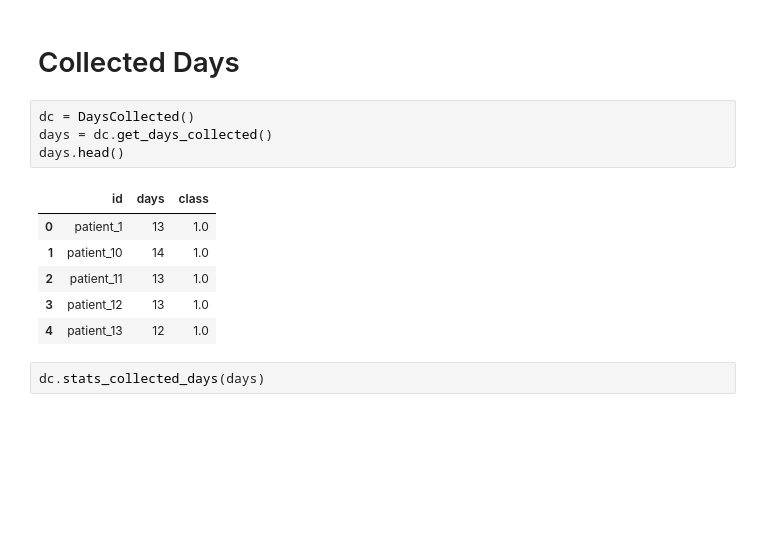
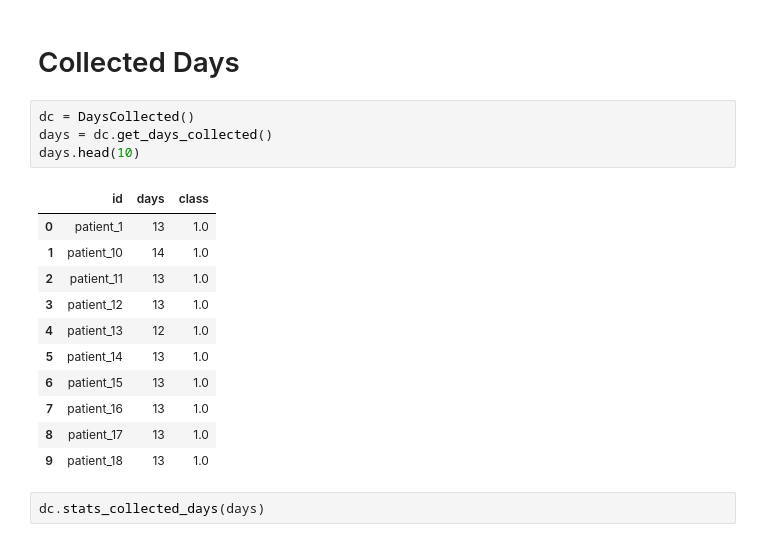
Before and after one commit to fellipepf/final-project-datascience-mtu, a Jupyter notebook: code/notebooks/EDA_Notebook.ipynb, the cells around one changed output. Saved outputs shown, nothing was run; the diff lists cells and outputs as text; blank space fills up the shorter version.

```diff
--- a/code/notebooks/EDA_Notebook.ipynb
+++ b/code/notebooks/EDA_Notebook.ipynb
@@ -20,14 +20,19 @@ import utils
 # %%
 dc = DaysCollected()
 days = dc.get_days_collected()
-days.head()
+days.head(10)
 # %% [output]
 |  | id | days | class |
 | 0 | patient_1 | 13 | 1.0 |
 | 1 | patient_10 | 14 | 1.0 |
 | 2 | patient_11 | 13 | 1.0 |
 | 3 | patient_12 | 13 | 1.0 |
 | 4 | patient_13 | 12 | 1.0 |
+| 5 | patient_14 | 13 | 1.0 |
+| 6 | patient_15 | 13 | 1.0 |
+| 7 | patient_16 | 13 | 1.0 |
+| 8 | patient_17 | 13 | 1.0 |
+| 9 | patient_18 | 13 | 1.0 |
 # %%
 dc.stats_collected_days(days)
 # %% [output]
```
Also changed, not shown: parts of 11 cells of this notebook, 3 other files.
